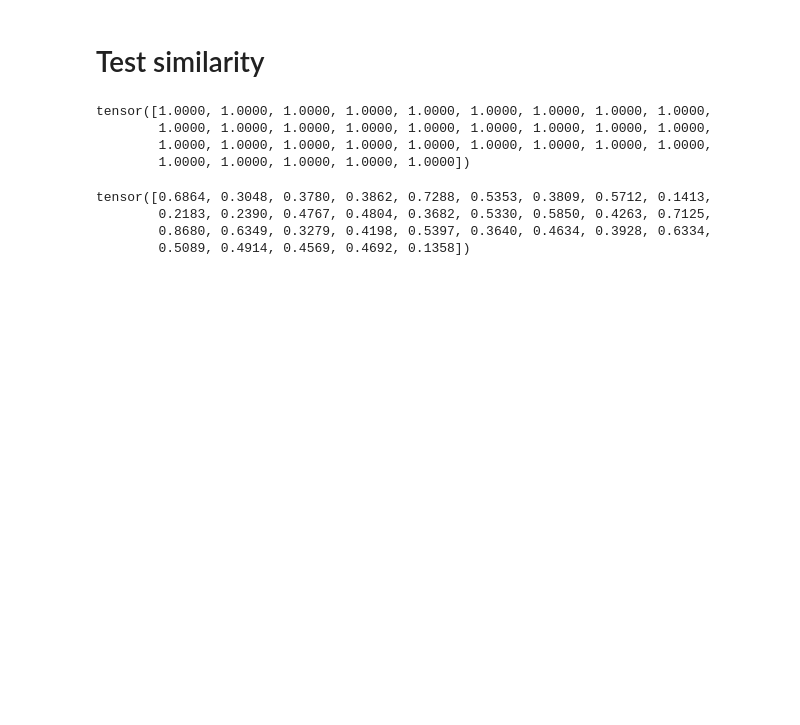
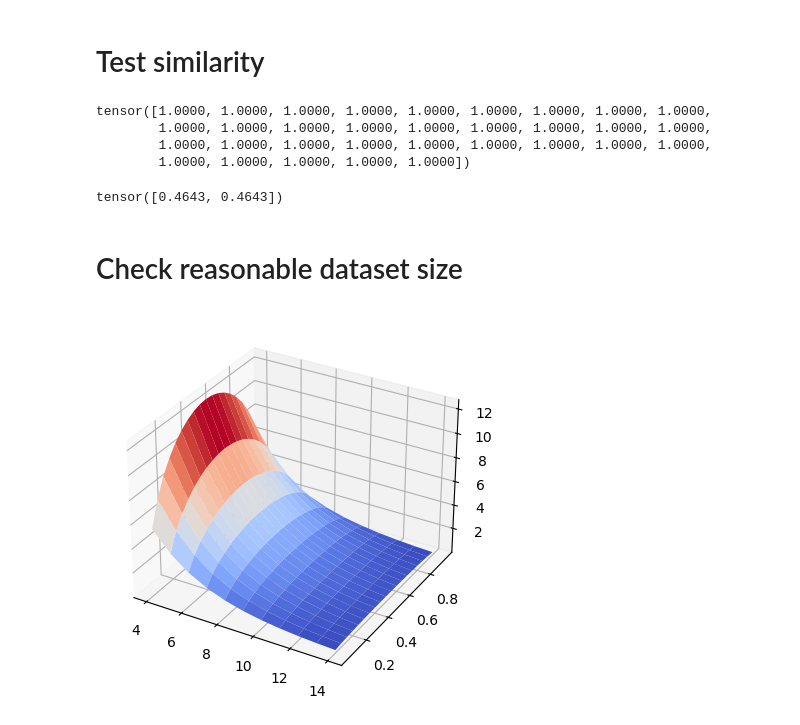
Before and after one commit to Ricu/fantastic-umbrella, a Jupyter notebook: test.ipynb, the cells around one changed output. Saved outputs shown, nothing was run; the diff lists cells and outputs as text; code cells hidden in the pictures; blank space fills up the shorter version.

```diff
--- a/test.ipynb
+++ b/test.ipynb
@@ -1712,10 +1712,3 @@ tensor([1.0000, 1.0000, 1.0000, 1.0000, 1.0000, 1.0000, 1.0000, 1.0000, 1.0000,
         1.0000, 1.0000, 1.0000, 1.0000, 1.0000, 1.0000, 1.0000, 1.0000, 1.0000,
         1.0000, 1.0000, 1.0000, 1.0000, 1.0000, 1.0000, 1.0000, 1.0000, 1.0000,
         1.0000, 1.0000, 1.0000, 1.0000, 1.0000])
-# %%
-a.abs().mean(dim=0)
-# %% [output]
-tensor([0.6864, 0.3048, 0.3780, 0.3862, 0.7288, 0.5353, 0.3809, 0.5712, 0.1413,
-        0.2183, 0.2390, 0.4767, 0.4804, 0.3682, 0.5330, 0.5850, 0.4263, 0.7125,
-        0.8680, 0.6349, 0.3279, 0.4198, 0.5397, 0.3640, 0.4634, 0.3928, 0.6334,
-        0.5089, 0.4914, 0.4569, 0.4692, 0.1358])
@@ -1721,0 +1717,27 @@ tensor([0.6864, 0.3048, 0.3780, 0.3862, 0.7288, 0.5353, 0.3809, 0.5712, 0.1413,
+# %%
+torch.stack([a.abs().mean(dim=0),a.abs().mean(dim=0)]).mean(0)
+# %% [output]
+tensor([0.4643, 0.4643])
+# %% [markdown]
+# Check reasonable dataset size
+# %%
+import numpy as np
+
+f = lambda n, p : np.sqrt( p*(1-p)/n)
+f_perc = lambda n,p: f(n,p)*100
+
+n = np.logspace(4,14,num=11,base=2)
+p = np.linspace(0.05,0.95, num=19)
+n_mesh, p_mesh = np.meshgrid(n,p)
+
+deviation = f(n_mesh,p_mesh)
+deviation_perc = f_perc(n_mesh,p_mesh)
+# %%
+from matplotlib import cm
+import matplotlib.pyplot as plt
+
+fig, ax = plt.subplots(subplot_kw={"projection": "3d"})
+surf = ax.plot_surface(np.log2(n_mesh), p_mesh, deviation_perc, cmap=cm.coolwarm,
+                       linewidth=0, antialiased=True)
+# %% [output]
+[figure, added]
```
Also changed, not shown: parts of 7 cells of this notebook.
